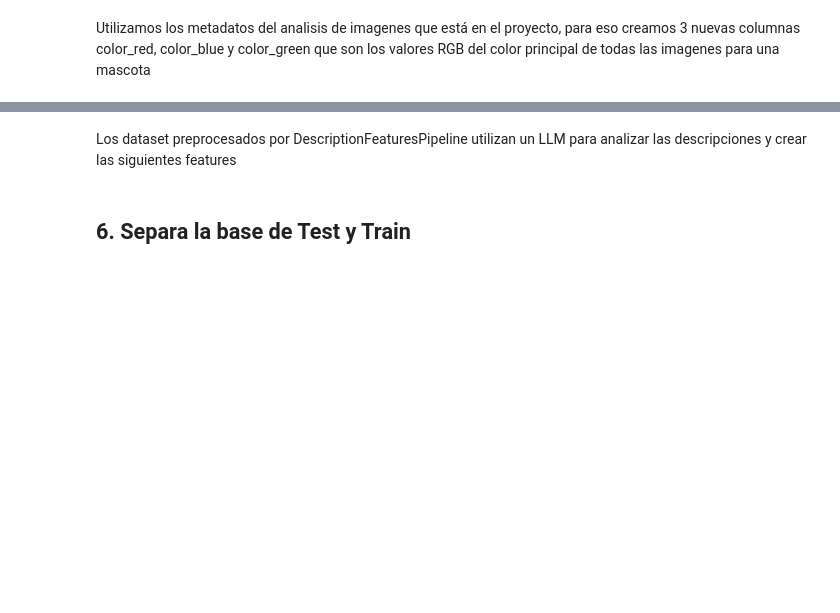
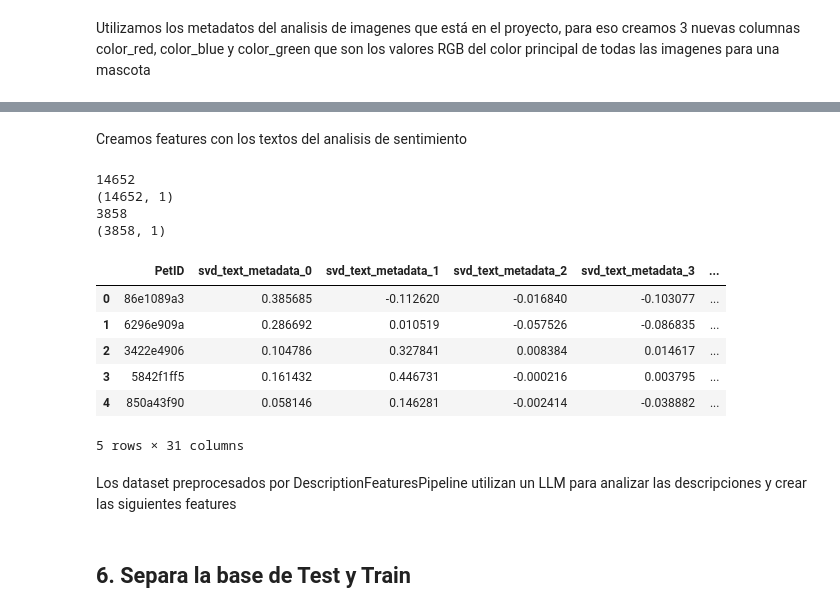
Before and after one commit to fedegonzalezit/pet-finder-grupo-13, a Jupyter notebook: tp.ipynb, the cells around one changed output, grey strips where cells are left out. Cells and saved outputs as stored; diff of their text form; code cells hidden in the pictures; blank space fills up the shorter version.

```diff
--- a/tp.ipynb
+++ b/tp.ipynb
@@ -591,0 +761,2 @@ dataset.head()
+# %%
+dataset = dataset.merge(train_features_images_df, on='PetID', how='left')
@@ -591,0 +778,3 @@ dataset.head()
+# %%
+svd_col = svd_.fit_transform(tfidf_col)
+svd_col.shape
@@ -647,3 +847,55 @@ test_dataset.shape
+# %% [markdown]
+Creamos features con los textos del analisis de sentimiento
+# %%
+text_metadata_features = ["svd_text_metadata_{}".format(i) for i in range(30)]
+
+def extract_metadata_text_features(df, path):
+    metadata_paths = os.listdir(path)
+    texts = {}
+    for file in metadata_paths:
+        file_path = os.path.join(path, file)
+        if not file.endswith('.json'):
+            continue
+        with open(file_path, 'r') as f:
+            metadata = json.load(f)
+            pet_id = file.split('.')[0].split("-")[0]
+            if not "labelAnnotations" in metadata:
+                continue
+            sentiment_text = [annotation["description"] for annotation in metadata["labelAnnotations"]]
+            texts[pet_id] = " ".join(sentiment_text)
+    print(len(texts.keys()))
+    texts_df = pd.DataFrame.from_dict(texts, orient='index')
+    print(texts_df.shape)
+    n_components = 30
+
+    tfv = TfidfVectorizer(min_df=2,  max_features=None,
+                            strip_accents='unicode', analyzer='word', token_pattern=r'(?u)\b\w+\b',
+                            ngram_range=(1, 3), use_idf=True, smooth_idf=True, sublinear_tf=True)
+    svd_ = TruncatedSVD(
+        n_components=n_components, random_state=1337)
+
+    tfidf_col = tfv.fit_transform(texts_df[0].values)
+    svd_col = svd_.fit_transform(tfidf_col)
+    text_df = pd.DataFrame(svd_col, columns=text_metadata_features)
+    text_df["PetID"] = texts_df.index
+    df = df.merge(text_df, on="PetID", how="left")
+    return df
+
+dataset = extract_metadata_text_features(dataset, PATH_TO_METADATA_TRAIN)
+test_dataset = extract_metadata_text_features(test_dataset, PATH_TO_METADATA_TEST)
+dataset[["PetID"] + text_metadata_features].head()
+# %% [output]
+14652
+(14652, 1)
+3858
+(3858, 1)
+|  | PetID | svd_text_metadata_0 | svd_text_metadata_1 | svd_text_metadata_2 | svd_text_metadata_3 | ... |
+| 0 | 86e1089a3 | 0.385685 | -0.112620 | -0.016840 | -0.103077 | ... |
+| 1 | 6296e909a | 0.286692 | 0.010519 | -0.057526 | -0.086835 | ... |
+| 2 | 3422e4906 | 0.104786 | 0.327841 | 0.008384 | 0.014617 | ... |
+| 3 | 5842f1ff5 | 0.161432 | 0.446731 | -0.000216 | 0.003795 | ... |
+| 4 | 850a43f90 | 0.058146 | 0.146281 | -0.002414 | -0.038882 | ... |
+5 rows × 31 columns
 # %% [markdown]
 Los dataset preprocesados por DescriptionFeaturesPipeline utilizan un LLM para analizar las descripciones y crear las siguientes features
 # %%
```
Also changed, not shown: parts of 49 cells of this notebook, 2 other files.
